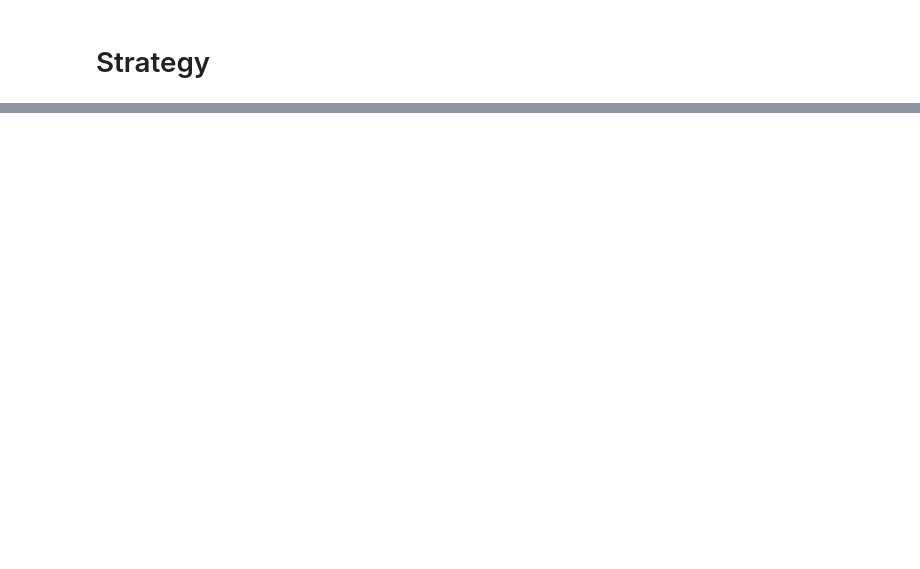
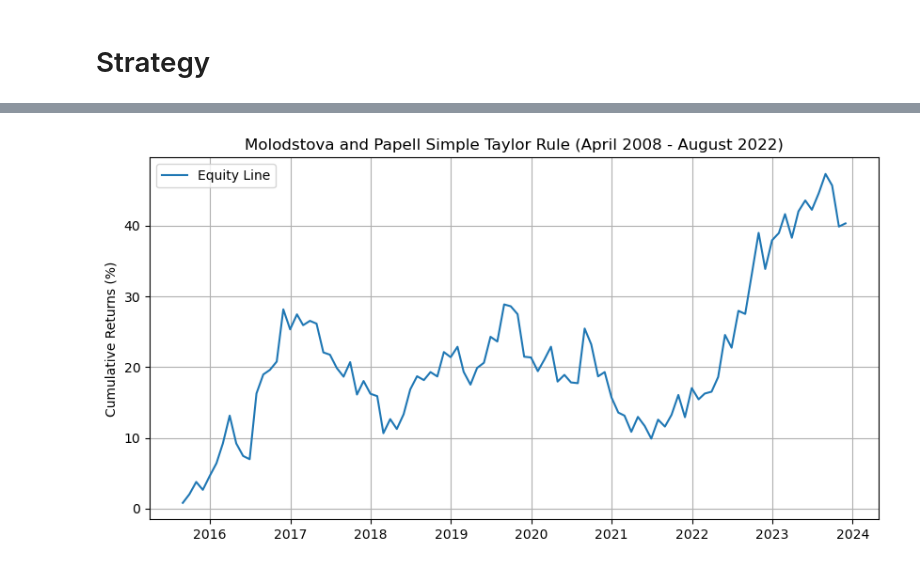
Before and after one commit to luisjo819UCLA/Portfolio-Finance-Project, a Jupyter notebook: GroupProject-1_applying .last function.ipynb, the cells around one changed output, grey strips where cells are left out. Saved outputs shown, nothing was run; the diff lists cells and outputs as text; code cells hidden in the pictures; blank space fills up the shorter version.

```diff
--- a/GroupProject-1_applying .last function.ipynb
+++ b/GroupProject-1_applying .last function.ipynb
@@ -310,0 +315,21 @@ This is new change on the code
+# %%
+# Create empty columns for fitted values of changes i.e. changes of log exchange rates
+df2_const['s_change_fitted'] = np.nan
+
+# Out-of-sample Forecasts with rolling window : Here, we use the first 120 observations
+for i in range(120,len(df2_const)):
+
+    # we regress the change in teh exchange rate on the taylor rule fundamentals
+    tmp = smf.ols(formula = 's_change ~ inf_diff + gap_diff', data=df2_const[i-120:i]).fit()
+
+    # make a prediction for the next period
+    df2_const.loc[i,'s_change_fitted'] = tmp.predict(df2_const[['inf_diff', 'gap_diff']][i:i+1])[i]
+
+# # Forecasts
+# df2_const['s_forecast'] = df2_const['s_change_fitted'] + df2_const['s_current']
+
+# Forecast Error
+df2_const['error'] = df2_const['s_change']-df2_const['s_change_fitted']
+
+
+df2_const.tail(10)
@@ -310,0 +348,24 @@ This is new change on the code
+# %%
+df3 = df2_const.dropna()
+df3 = df3.copy()
+
+# Go long if we forecast the exchange rate will increase, otherwise short
+df3['signal'] = np.where(df3['s_change_fitted'] >= 0, 1, -1)
+
+# calculate returns
+df3['strategy_return'] = (np.exp((df3['signal']*s_change).cumsum())-1)*100
+df3['returns'] = np.exp(df3['signal']*s_change)
+# %%
+import matplotlib.pyplot as plt
+df3c = df3.copy()
+df3c.index = pd.to_datetime(df3c.Date)
+plt.figure(figsize = (10, 5))
+plt.plot(df3c['strategy_return'])
+plt.ylabel("Cumulative Returns (%)")
+#Check the title!!
+plt.title("Molodstova and Papell Simple Taylor Rule (April 2008 - August 2022)")
+
+plt.legend(["Equity Line"])
+plt.grid()
+# %% [output]
+[figure, added]
```
Also changed, not shown: parts of 11 cells of this notebook.
